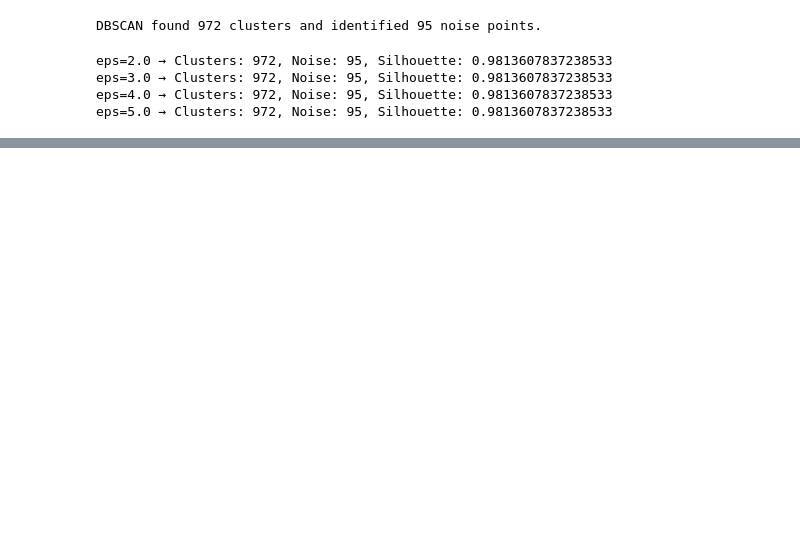
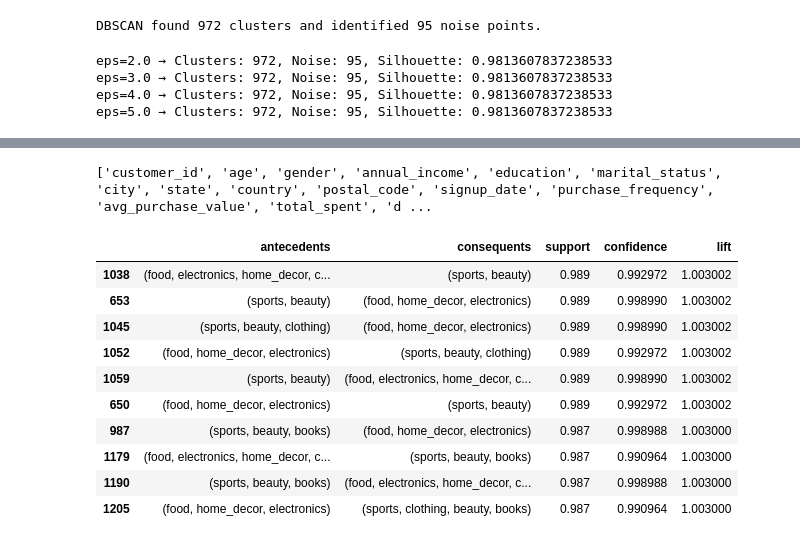
Before and after one commit to Omdena-CBP-Tanzania/unsupervised-machine-learning-rhysrose, a Jupyter notebook: Solution.ipynb, the cells around one changed output, grey strips where cells are left out. Drawn from its saved outputs; the diff is of its cells as text; code cells hidden in the pictures; blank space fills up the shorter version.

```diff
--- a/Solution.ipynb
+++ b/Solution.ipynb
@@ -593,0 +757,43 @@ eps=5.0 → Clusters: 972, Noise: 95, Silhouette: 0.9813607837238533
+# %%
+print(df1.columns.tolist())
+# %% [output]
+['customer_id', 'age', 'gender', 'annual_income', 'education', 'marital_status', 'city', 'state', 'country', 'postal_code', 'signup_date', 'purchase_frequency', 'avg_purchase_value', 'total_spent', 'd ...
+# %%
+#Prepare Data
+
+from mlxtend.frequent_patterns import apriori, association_rules
+from mlxtend.preprocessing import TransactionEncoder
+
+product_columns = [
+    'electronics_score', 'clothing_score', 'home_decor_score',
+    'beauty_score', 'sports_score', 'books_score', 'food_score'
+]
+
+# Define a threshold to treat score as "purchased" (e.g. >= 3)
+df1['basket'] = df1[product_columns].apply(lambda row: [
+    col.replace('_score', '') for col in product_columns if row[col] >= 3
+], axis=1)
+# %%
+
+te = TransactionEncoder()
+te_data = te.fit_transform(df1['basket'])
+df_encoded = pd.DataFrame(te_data, columns=te.columns_)
+
+# Apply Apriori
+frequent_itemsets = apriori(df_encoded, min_support=0.05, use_colnames=True)
+rules = association_rules(frequent_itemsets, metric='lift', min_threshold=1.0)
+
+# View top rules
+rules[['antecedents', 'consequents', 'support', 'confidence', 'lift']].sort_values(by='lift', ascending=False).head(10)
+# %% [output]
+|  | antecedents | consequents | support | confidence | lift |
+| 1038 | (food, electronics, home_decor, c... | (sports, beauty) | 0.989 | 0.992972 | 1.003002 |
+| 653 | (sports, beauty) | (food, home_decor, electronics) | 0.989 | 0.998990 | 1.003002 |
+| 1045 | (sports, beauty, clothing) | (food, home_decor, electronics) | 0.989 | 0.998990 | 1.003002 |
+| 1052 | (food, home_decor, electronics) | (sports, beauty, clothing) | 0.989 | 0.992972 | 1.003002 |
+| 1059 | (sports, beauty) | (food, electronics, home_decor, c... | 0.989 | 0.998990 | 1.003002 |
+| 650 | (food, home_decor, electronics) | (sports, beauty) | 0.989 | 0.992972 | 1.003002 |
+| 987 | (sports, beauty, books) | (food, home_decor, electronics) | 0.987 | 0.998988 | 1.003000 |
+| 1179 | (food, electronics, home_decor, c... | (sports, beauty, books) | 0.987 | 0.990964 | 1.003000 |
+| 1190 | (sports, beauty, books) | (food, electronics, home_decor, c... | 0.987 | 0.998988 | 1.003000 |
+| 1205 | (food, home_decor, electronics) | (sports, clothing, beauty, books) | 0.987 | 0.990964 | 1.003000 |
```
Also changed, not shown: parts of 11 cells of this notebook.
